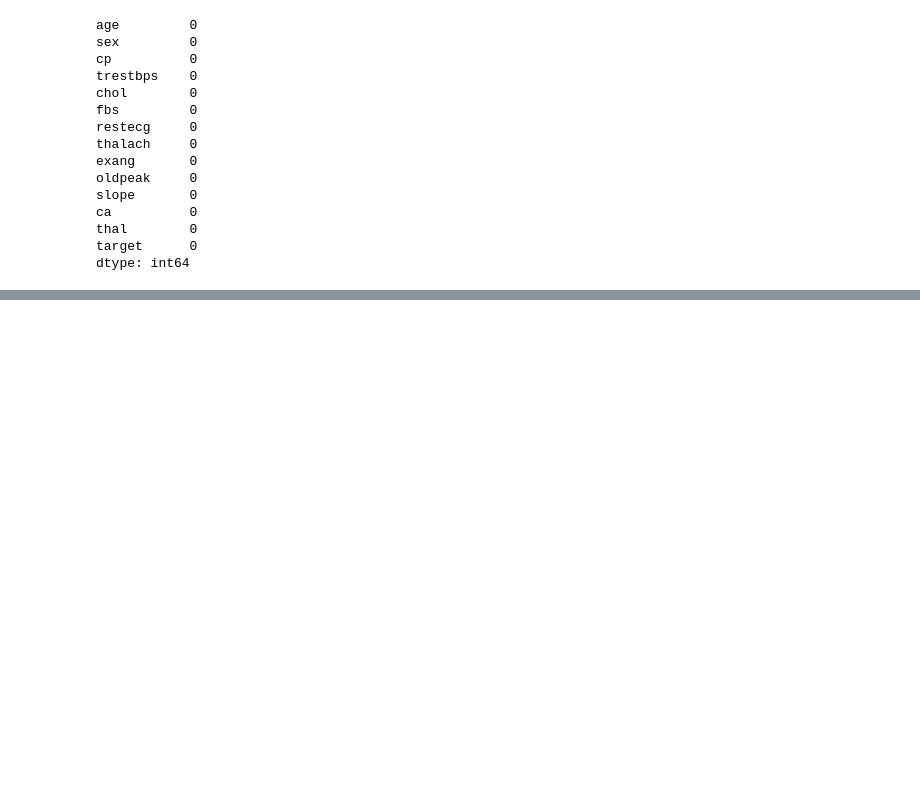
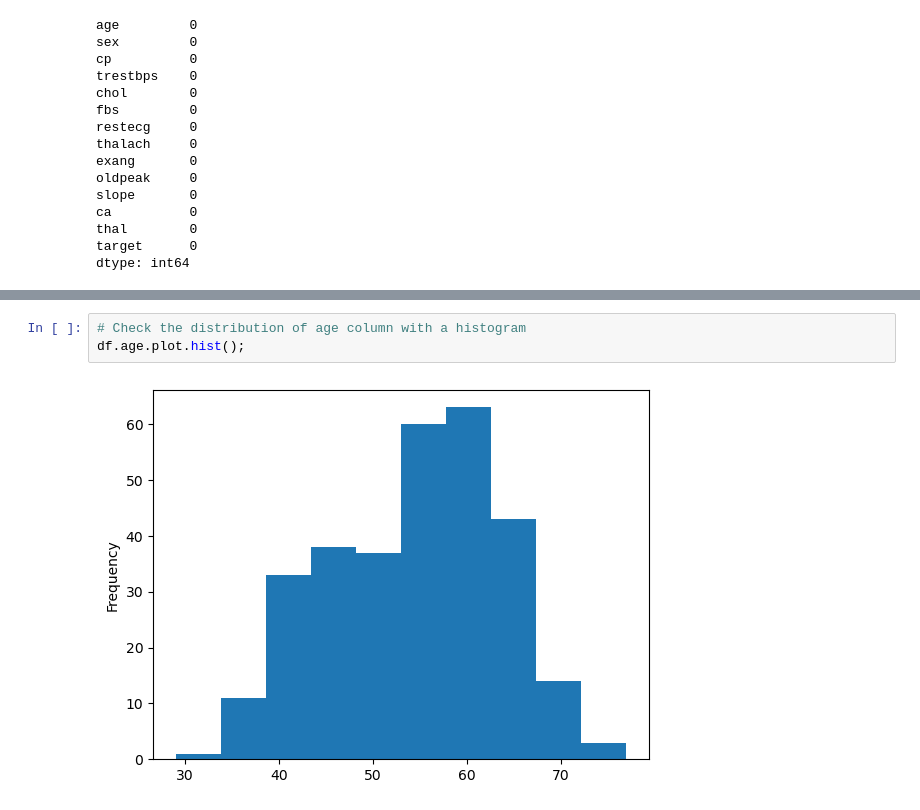
Before and after one commit to Esc-null/projectcheck, a Jupyter notebook: end-to-end-heart-disease-classification.ipynb, the cells around one changed output, grey strips where cells are left out. Cells and saved outputs as stored; diff of their text form; blank space fills up the shorter version.

```diff
--- a/end-to-end-heart-disease-classification.ipynb
+++ b/end-to-end-heart-disease-classification.ipynb
@@ -192,0 +246,5 @@ df.describe()
+# %%
+# Check the distribution of age column with a histogram
+df.age.plot.hist();
+# %% [output]
+[figure, added]
```
Also changed, not shown: parts of 17 cells of this notebook.
